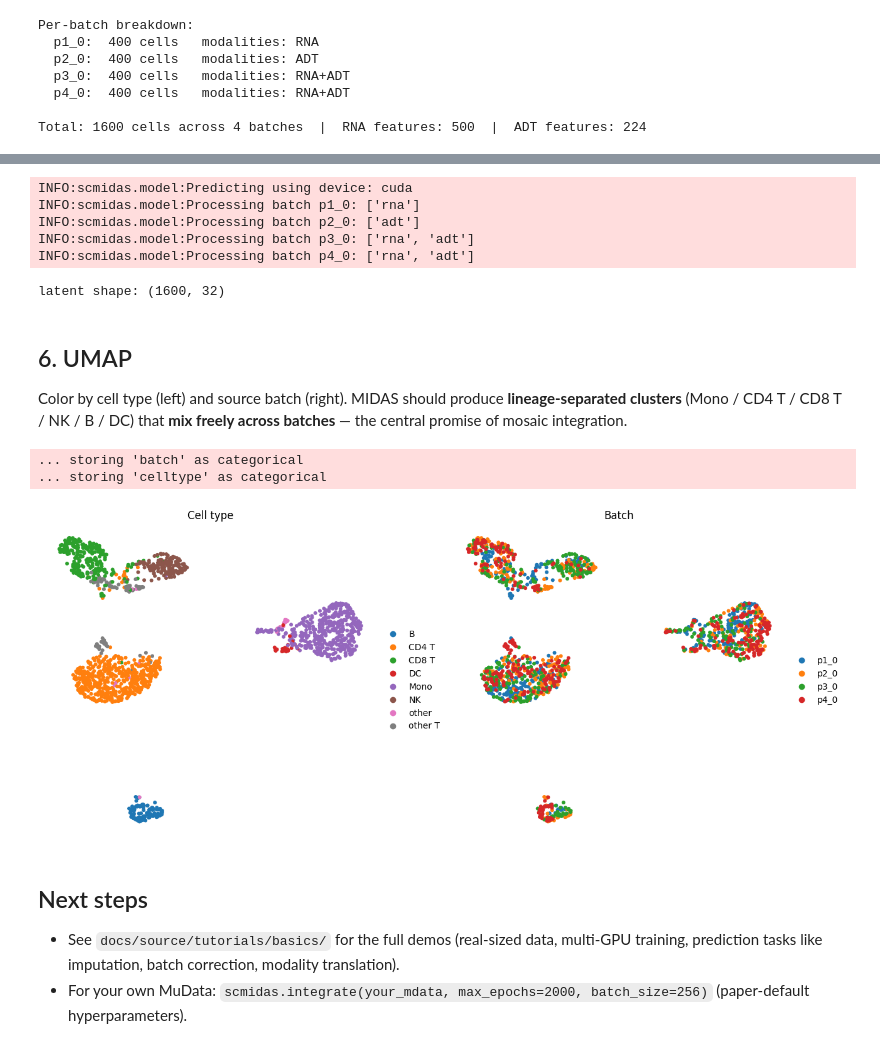
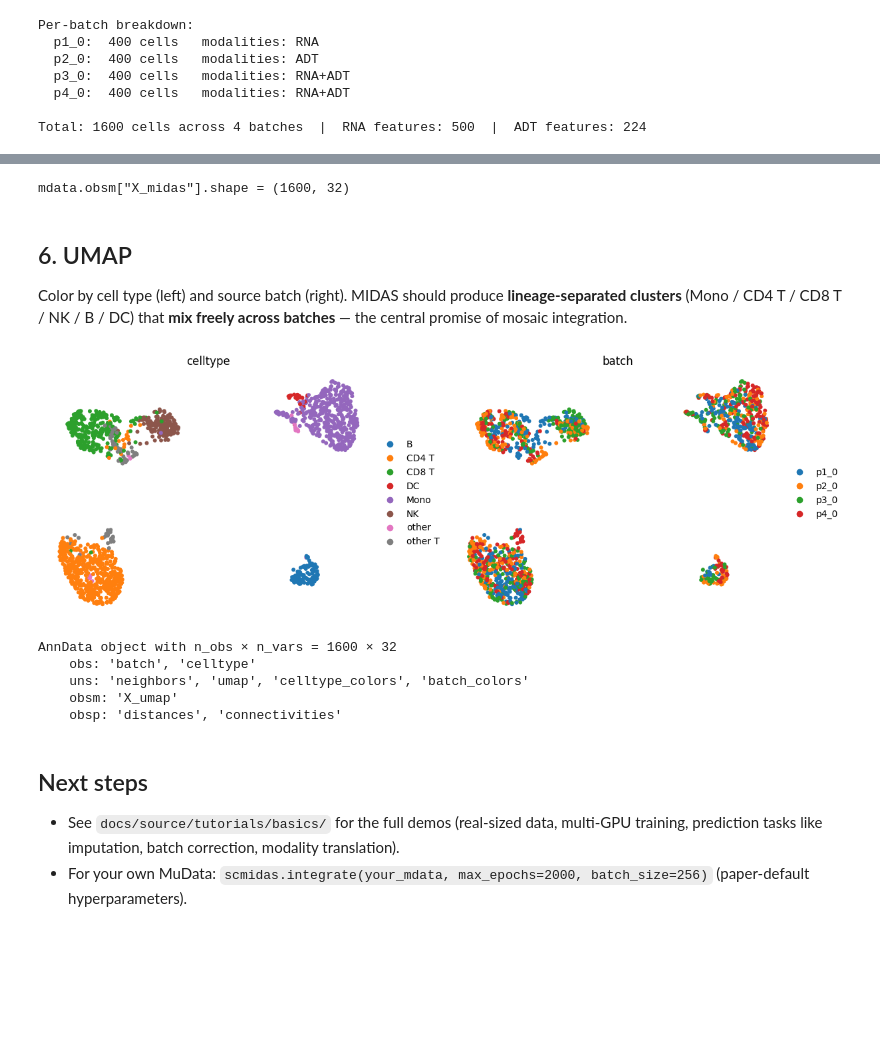
Before and after one commit to labomics/midas, a Jupyter notebook: examples/quickstart.ipynb, the cells around one changed output, grey strips where cells are left out. Drawn from its saved outputs; the diff is of its cells as text; code cells hidden in the pictures; blank space fills up the shorter version.

```diff
--- a/examples/quickstart.ipynb
+++ b/examples/quickstart.ipynb
@@ -93,60 +103,32 @@ Stitch the per-batch latent blocks into one (cells × 32) matrix aligned with th
 # %%
-import numpy as np
-
-out = model.predict(joint_latent=True)
-
-z_c_blocks, all_ids = [], []
-for b in ['p1_0', 'p2_0', 'p3_0', 'p4_0']:
-    z_c_blocks.append(out[b]['z_c']['joint'])
-    in_rna = (mdata['rna'].obs['batch'] == b)
-    in_adt = (mdata['adt'].obs['batch'] == b)
-    rna_ids = mdata['rna'].obs.index[in_rna].tolist()
-    adt_ids = mdata['adt'].obs.index[in_adt].tolist()
-    all_ids.extend(rna_ids + [c for c in adt_ids if c not in set(rna_ids)])
-z_c = np.vstack(z_c_blocks)
-
-print(f'latent shape: {z_c.shape}')
+print('mdata.obsm["X_midas"].shape =', mdata.obsm['X_midas'].shape)
 # %% [output]
-INFO:scmidas.model:Predicting using device: cuda
-INFO:scmidas.model:Processing batch p1_0: ['rna']
-INFO:scmidas.model:Processing batch p2_0: ['adt']
-INFO:scmidas.model:Processing batch p3_0: ['rna', 'adt']
-INFO:scmidas.model:Processing batch p4_0: ['rna', 'adt']
+mdata.obsm["X_midas"].shape = (1600, 32)
-latent shape: (1600, 32)
 # %% [markdown]
 ## 6. UMAP
 
 Color by cell type (left) and source batch (right). MIDAS should produce **lineage-separated clusters** (Mono / CD4 T / CD8 T / NK / B / DC) that **mix freely across batches** — the central promise of mosaic integration.
 # %%
-import anndata as ad
-import matplotlib.pyplot as plt
-import scanpy as sc
+import scmidas, matplotlib.pyplot as plt
 
-ad_z = ad.AnnData(X=z_c)
-ad_z.obs_names = all_ids
-batches, celltypes = [], []
-for c in all_ids:
-    if c in mdata['rna'].obs_names:
-        batches.append(mdata['rna'].obs.loc[c, 'batch'])
-        celltypes.append(mdata['rna'].obs.loc[c, 'celltype'])
-    else:
-        batches.append(mdata['adt'].obs.loc[c, 'batch'])
-        celltypes.append(mdata['adt'].obs.loc[c, 'celltype'])
-ad_z.obs['batch'] = batches
-ad_z.obs['celltype'] = celltypes
-
-sc.pp.neighbors(ad_z, n_neighbors=30)
-sc.tl.umap(ad_z, random_state=42, min_dist=0.3)
-
-fig, axes = plt.subplots(1, 2, figsize=(13, 5.5))
-sc.pl.umap(ad_z, color='celltype', ax=axes[0], show=False, frameon=False, title='Cell type')
-sc.pl.umap(ad_z, color='batch',    ax=axes[1], show=False, frameon=False, title='Batch')
-plt.tight_layout()
-plt.show()
+# scmidas.pl.umap takes the MuData directly and routes through sc.pl.umap,
+# avoiding the current limitations of scanpy + MuData plotting.
+scmidas.pl.umap(
+    mdata,
+    basis='X_midas',
+    color=['celltype', 'batch'],
+    n_neighbors=30,
+    min_dist=0.3,
+    ncols=2,
+    frameon=False,
+)
 # %% [output]
+[figure, new version]
-... storing 'batch' as categorical
-... storing 'celltype' as categorical
+AnnData object with n_obs × n_vars = 1600 × 32
+    obs: 'batch', 'celltype'
+    uns: 'neighbors', 'umap', 'celltype_colors', 'batch_colors'
+    obsm: 'X_umap'
+    obsp: 'distances', 'connectivities'
-[figure, old version]
 # %% [markdown]
 ## Next steps
 
```
Also changed, not shown: parts of 3 cells of this notebook, 15 other files.
